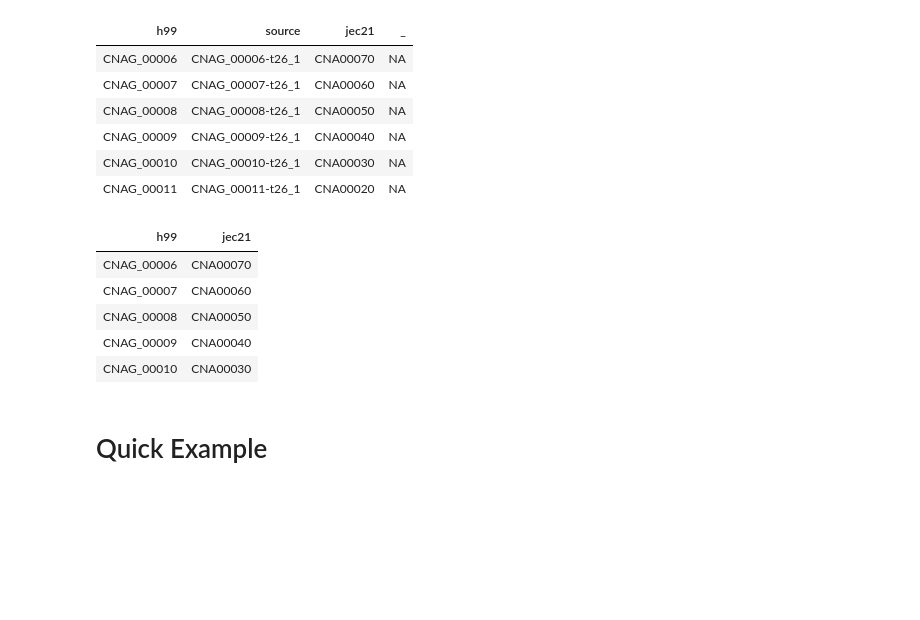
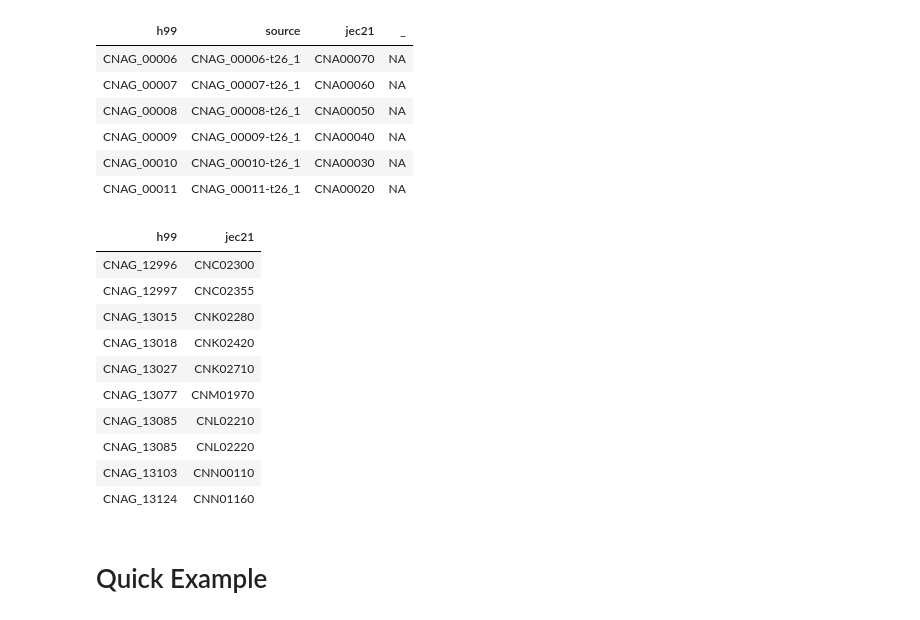
Before and after one commit to ofetad/HTS-notebooks, a Jupyter notebook: biomedical_informatics/pathway_results_visualization.ipynb, the cells around one changed output. Saved outputs shown, nothing was run; the diff lists cells and outputs as text; code cells hidden in the pictures; blank space fills up the shorter version.

```diff
--- a/biomedical_informatics/pathway_results_visualization.ipynb
+++ b/biomedical_informatics/pathway_results_visualization.ipynb
@@ -210,18 +208,31 @@ cols(
 # %%
 ### arrange the data frame
 h99_jec21 <- h99_jec21 %>%
     dplyr::select(h99, jec21) %>%  # select the h99 and jec21 gene
-    distinct                       # remove duplication
+
+    # Split delimited strings "," in a column and insert as new rows
+    mutate(jec21 = strsplit(as.character(jec21), ",")) %>%
+    unnest(jec21) %>%
+    mutate(jec21 = trimws(jec21)) %>%
+
+    # remove duplication
+    distinct
+
 
 ### show several rows
-h99_jec21 %>% head(5)
+h99_jec21 %>% tail(10)
 # %% [output]
 | h99 | jec21 |
-| CNAG_00006 | CNA00070 |
-| CNAG_00007 | CNA00060 |
-| CNAG_00008 | CNA00050 |
-| CNAG_00009 | CNA00040 |
-| CNAG_00010 | CNA00030 |
+| CNAG_12996 | CNC02300 |
+| CNAG_12997 | CNC02355 |
+| CNAG_13015 | CNK02280 |
+| CNAG_13018 | CNK02420 |
+| CNAG_13027 | CNK02710 |
+| CNAG_13077 | CNM01970 |
+| CNAG_13085 | CNL02210 |
+| CNAG_13085 | CNL02220 |
+| CNAG_13103 | CNN00110 |
+| CNAG_13124 | CNN01160 |
 # %% [markdown]
 # Quick Example
 # %% [markdown]
```
Also changed, not shown: parts of 18 cells of this notebook, 2 other files.
